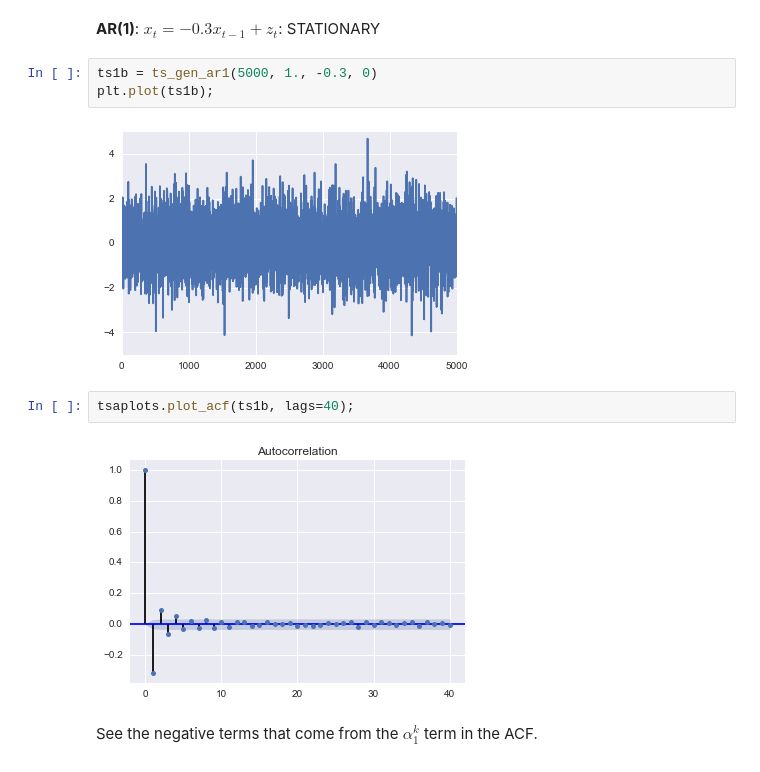
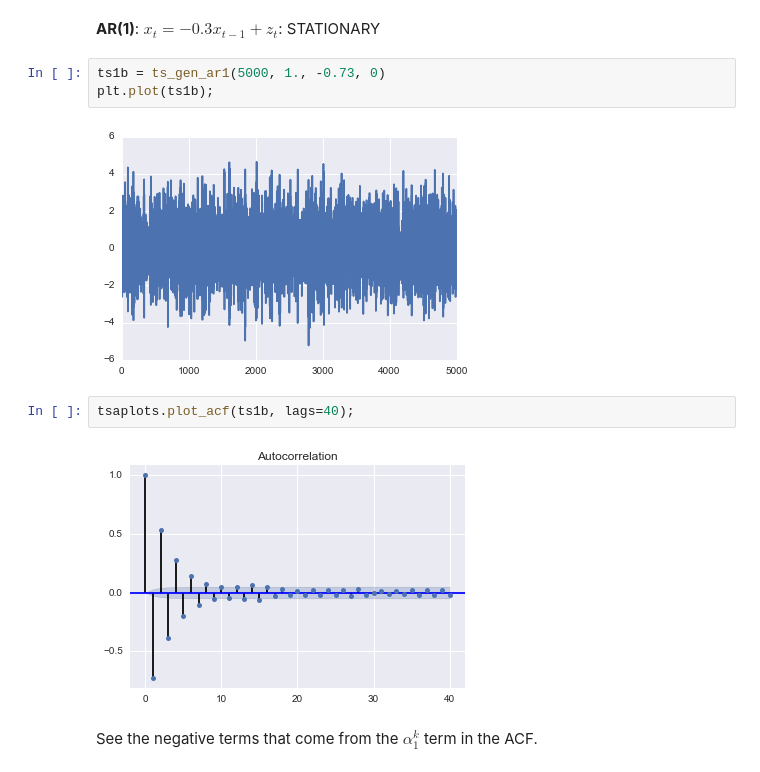
Before and after one commit to xdai1091/2016, a Jupyter notebook: Lectures/Lecture17_TimeSeries.ipynb, the cells around one changed output. Saved outputs shown, nothing was run; the diff lists cells and outputs as text.

```diff
--- a/Lectures/Lecture17_TimeSeries.ipynb
+++ b/Lectures/Lecture17_TimeSeries.ipynb
@@ -367,14 +367,14 @@ tsaplots.plot_acf(ts1, lags=40);
 # %% [markdown]
 **AR(1)**: $x_t = -0.3x_{t-1} + z_t$: STATIONARY
 # %%
-ts1b = ts_gen_ar1(5000, 1., -0.3, 0)
+ts1b = ts_gen_ar1(5000, 1., -0.73, 0)
 plt.plot(ts1b);
 # %% [output]
-[figure, old version]
+[figure, new version]
 # %%
 tsaplots.plot_acf(ts1b, lags=40);
 # %% [output]
-[figure, old version]
+[figure, new version]
 # %% [markdown]
 See the negative terms that come from the $\alpha_1^k$ term in the ACF.
 # %% [markdown]
```
Also changed, not shown: parts of 69 cells of this notebook, 5 other files.
